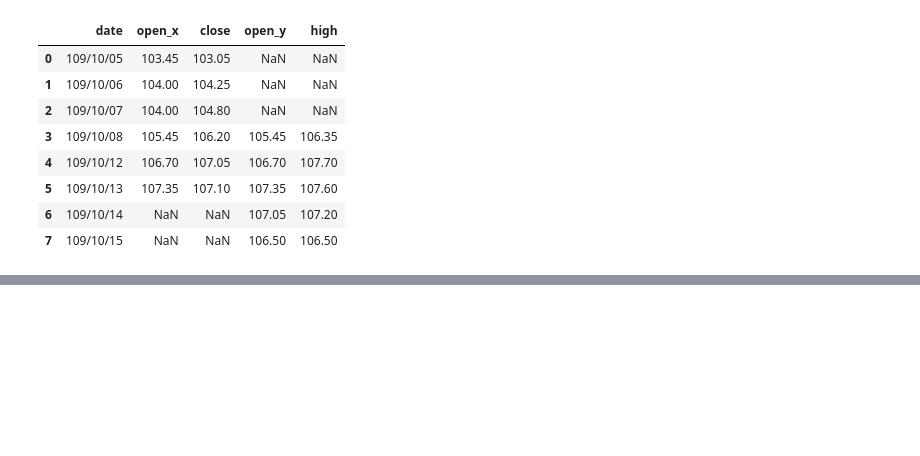
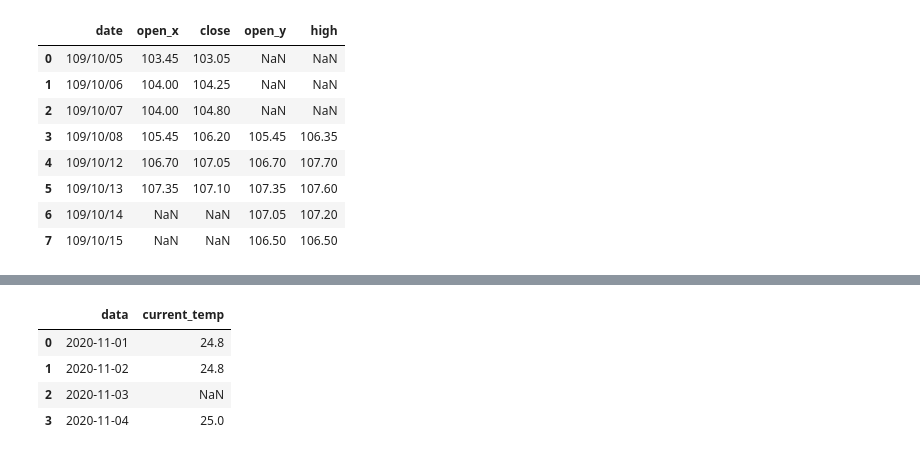
Before and after one commit to Tikiene/ML100Days, a Jupyter notebook: Homework/NP.ipynb, the cells around one changed output, grey strips where cells are left out. Drawn from its saved outputs; the diff is of its cells as text; code cells hidden in the pictures; blank space fills up the shorter version.

```diff
--- a/Homework/NP.ipynb
+++ b/Homework/NP.ipynb
@@ -1420,0 +1452,12 @@ pd.merge(stock_data1,stock_data2,on='date',how='outer')
+# %%
+tenp_data = pd.DataFrame([['2020-11-01', 24.8],
+                          ['2020-11-02', 24.8],
+                          ['2020-11-03', None],
+                          ['2020-11-04',25]],columns=['data','current_temp'])
+tenp_data
+# %% [output]
+|  | data | current_temp |
+| 0 | 2020-11-01 | 24.8 |
+| 1 | 2020-11-02 | 24.8 |
+| 2 | 2020-11-03 | NaN |
+| 3 | 2020-11-04 | 25.0 |
```
Also changed, not shown: parts of 8 cells of this notebook.
